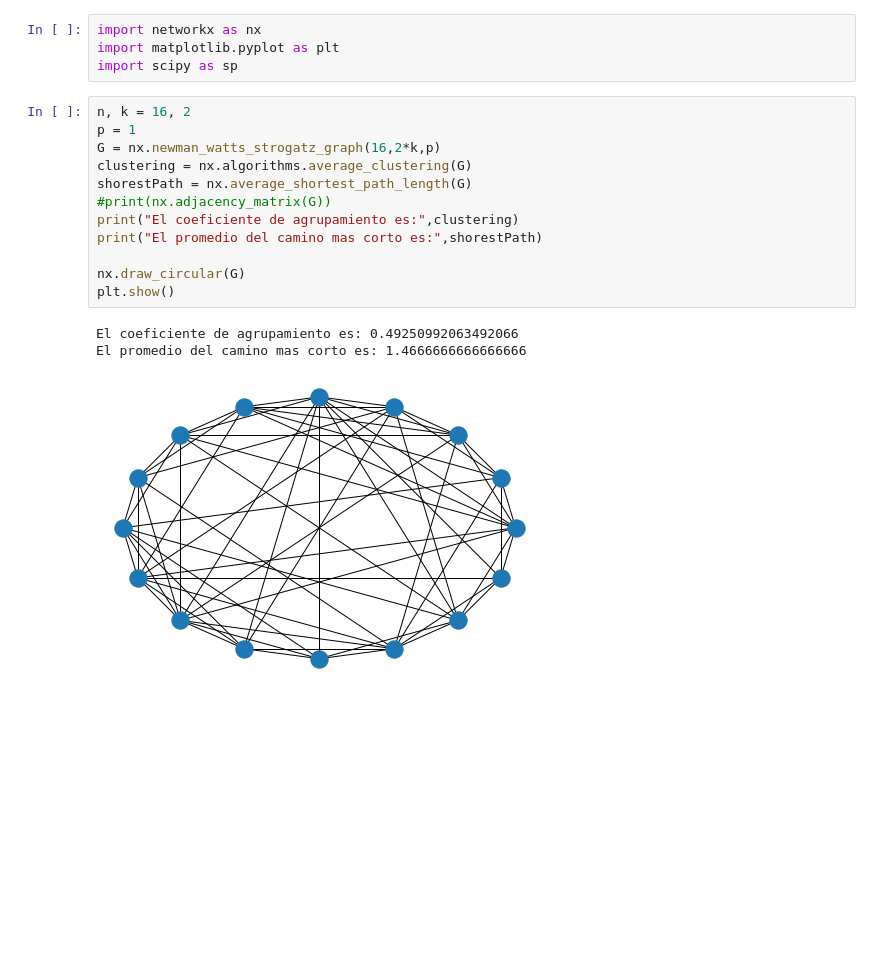
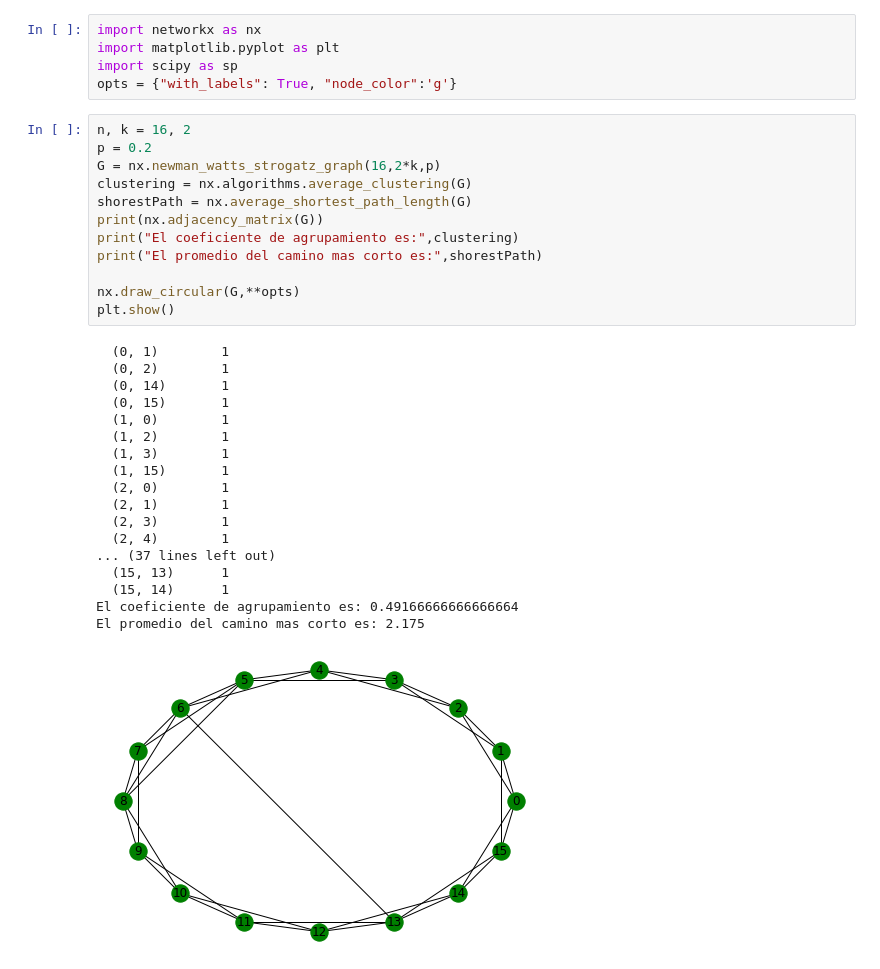
Before and after one commit to ErnestoCisnero/Probando-NetworkX-Tesis-Maestria, a Jupyter notebook: newman-watts-strogatz.ipynb, the cells around one changed output. Saved outputs shown, nothing was run; the diff lists cells and outputs as text; blank space fills up the shorter version.

```diff
--- a/newman-watts-strogatz.ipynb
+++ b/newman-watts-strogatz.ipynb
@@ -2,19 +2,35 @@
 import networkx as nx
 import matplotlib.pyplot as plt
 import scipy as sp
+opts = {"with_labels": True, "node_color":'g'}
 # %%
 n, k = 16, 2
-p = 1
+p = 0.2
 G = nx.newman_watts_strogatz_graph(16,2*k,p)
 clustering = nx.algorithms.average_clustering(G)
 shorestPath = nx.average_shortest_path_length(G)
-#print(nx.adjacency_matrix(G))
+print(nx.adjacency_matrix(G))
 print("El coeficiente de agrupamiento es:",clustering)
 print("El promedio del camino mas corto es:",shorestPath)
 
-nx.draw_circular(G)
+nx.draw_circular(G,**opts)
 plt.show()
 # %% [output]
-El coeficiente de agrupamiento es: 0.49250992063492066
-El promedio del camino mas corto es: 1.4666666666666666
+  (0, 1)        1
+  (0, 2)        1
+  (0, 14)       1
+  (0, 15)       1
+  (1, 0)        1
+  (1, 2)        1
+  (1, 3)        1
+  (1, 15)       1
+  (2, 0)        1
+  (2, 1)        1
+  (2, 3)        1
+  (2, 4)        1
+... (37 lines left out)
+  (15, 13)      1
+  (15, 14)      1
+El coeficiente de agrupamiento es: 0.49166666666666664
+El promedio del camino mas corto es: 2.175
-[figure, old version]
+[figure, new version]
```
Also changed, not shown: 2 other files.
